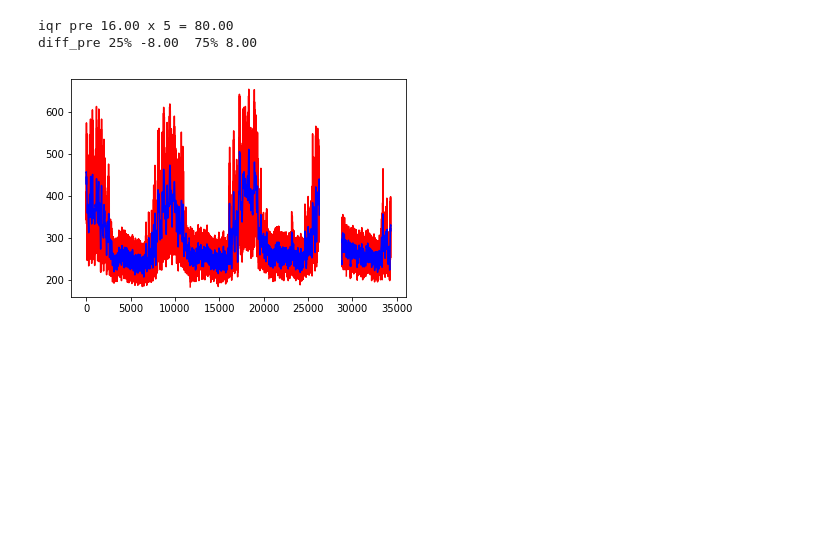
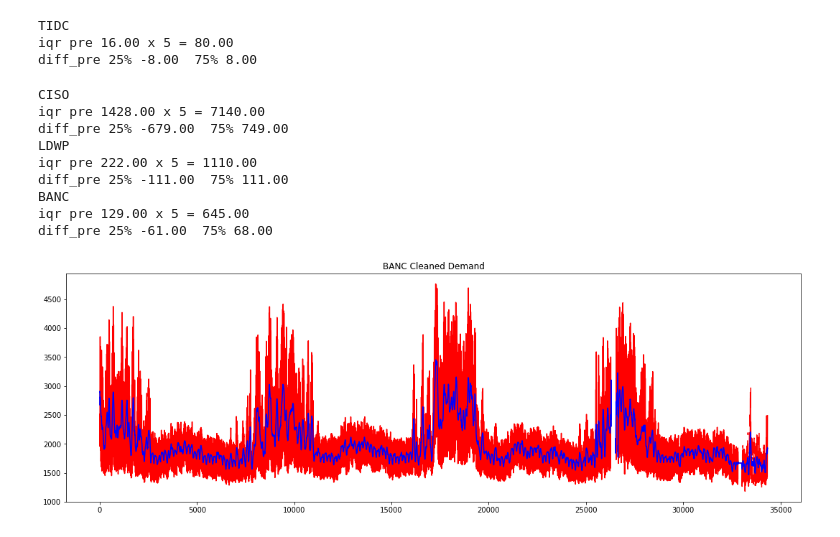
Before and after one commit to truggles/ElectricityDemand, a Jupyter notebook: Anomaly_Detection.ipynb, the cells around one changed output. Cells and saved outputs as stored; diff of their text form; code cells hidden in the pictures; blank space fills up the shorter version.

Commit message:
Running all regions, adding rolling48 variables

```diff
--- a/Anomaly_Detection.ipynb
+++ b/Anomaly_Detection.ipynb
@@ -83,7 +192,10 @@ def make_dem_hist(df, save):
 # %%
 dem_map = {}
-regions = ['TIDC',]# 'BANC', 'CISO', 'LDWP']
+regions = ['TIDC', 'CISO', 'LDWP', 'BANC']
+#regions = ['BANC',]# 'CISO', 'LDWP']
 for region in regions:
+#for region in return_all_regions():
+    print(region)
     file_path = '../get_eia_demand_data/data/{}.csv'.format(region)
     dem_map[region] = pd.read_csv(file_path, #index_col='time',
                        dtype={'demand (MW)':np.float64},
@@ -92,50 +204,82 @@ for region in regions:
     # Convert date/time
     dem_map[region]['time'] = pd.to_datetime(dem_map[region]['time'])
 
+    plt.close()
+    fig, ax = plt.subplots(figsize=(15,5))
+    ax.plot(dem_map[region]['demand (MW)'], 'r-', label='demand')
+    plt.tight_layout()
+    plt.title("{} Raw Demand".format(region))
+    plt.savefig('plt/{}_demand_initial.png'.format(region))
+
     # Make missing and empty values
     dem_map[region] = dem_map[region].assign(missing=dem_map[region]['demand (MW)'].isna())
 
     # Set all negative and zero values to NAN
     dem_map[region]['demand (MW)'] = dem_map[region]['demand (MW)'].mask(dem_map[region]['demand (MW)'] <= 0.)
 
     # Add deltas
+    dem_map[region] = add_48hr_rolling_median(dem_map[region])
+    dem_map[region] = add_48hr_rolling_iqr(dem_map[region])
     dem_map[region] = add_deltas(dem_map[region])
 
+    # Calculate IQRs
+    iqr, iq2, iq3 = get_iqrs(dem_map[region]['diff_pre'])
+    n_iqr, n_iq2, n_iq3 = get_iqrs(dem_map[region]['diff_pre']/dem_map[region]['rolling48iqr'])
+    dem_iqr, dem_iq2, dem_iq3 = get_iqrs(dem_map[region]['demand (MW)'])
+
     # Plots
-    make_diff_plot(dem_map[region], 'diffs_original_{}.png'.format(region))
-    make_dem_hist(dem_map[region], 'dem_original_{}.png'.format(region))
+    dem_multiplier = 10
+    multiplier_double = 4
+    multiplier_single = 6
+    logX = True if region == 'BANC' else False
+    make_norm_diff_plot(dem_map[region], n_iq2, n_iq3, multiplier_double, 'plt/{}_diffs_norm_original.png'.format(region))
+    make_diff_plot(dem_map[region], iq2, iq3, multiplier_double, 'plt/{}_diffs_original.png'.format(region))
+    make_dem_hist(dem_map[region], dem_iq2, dem_iq3, dem_multiplier, 'plt/{}_dem_original.png'.format(region), logX)
 
-    # Calculate IQR for the deltas
-    iqr = np.percentile(dem_map[region]['diff_pre'].dropna(), 75) - \
-                np.percentile(dem_map[region]['diff_pre'].dropna(), 25)
 
     print("iqr pre {:.2f} x 5 = {:.2f}".format(iqr, iqr*5))
     print('diff_pre 25% {:.2f}  75% {:.2f}'.format(np.percentile(dem_map[region]['diff_pre'].dropna(), 25),
                                                   np.percentile(dem_map[region]['diff_pre'].dropna(), 75)))
 
-    #print(dem_map[region].describe().round(2))
-    multiplier_double = 4
-    multiplier_single = 6
-    dem_map[region] = filter_deltas(dem_map[region], iqr, multiplier_double, multiplier_single)
 
+    dem_map[region] = filter_deltas(dem_map[region], iq2, iq3, iqr, multiplier_double, multiplier_single)
+    # Plot results for demand hist
+    dem_iq3 = np.percentile(dem_map[region]['demand (MW)'].dropna(), 75)
+    dem_iq2 = np.percentile(dem_map[region]['demand (MW)'].dropna(), 25)
+    make_dem_hist(dem_map[region], dem_iq2, dem_iq3, dem_multiplier,
+                  'plt/{}_dem_post-delta-filter.png'.format(region), logX)
 
     # Filter on extreme demand values
-    multiplier = 10
-    dem_map[region] = filter_extrems(dem_map[region], multiplier)
-
+    dem_map[region] = filter_extrem_demand(dem_map[region], dem_iq2, dem_iq3, dem_multiplier)
+    make_dem_hist(dem_map[region], dem_iq2, dem_iq3, dem_multiplier,
+                  'plt/{}_dem_post-ext-dem-filter.png'.format(region))
 
     # Add rolling 48 hr average
     dem_map[region] = add_48hr_rolling(dem_map[region])
+    dem_map[region] = add_demand_delta_rolling(dem_map[region])
+    make_delta_dem_hist(dem_map[region], 'plt/{}_dem_delta_rolling.png'.format(region))
 
     #print(dem_map[region].head())
     #print(dem_map[region].loc[1000:1005])
 
     plt.close()
-    fig, ax = plt.subplots()
+    fig, ax = plt.subplots(figsize=(15,5))
     ax.plot(dem_map[region]['demand (MW)'], 'r-', label='demand')
     ax.plot(dem_map[region]['rolling48'], 'b-', label='rolling 48hr')
-    plt.savefig('demand_{}.png'.format(region))
+    plt.tight_layout()
+    plt.title("{} Cleaned Demand".format(region))
+    plt.savefig('plt/{}_demand.png'.format(region))
 # %% [output]
+TIDC
 iqr pre 16.00 x 5 = 80.00
 diff_pre 25% -8.00  75% 8.00
+CISO
+iqr pre 1428.00 x 5 = 7140.00
+diff_pre 25% -679.00  75% 749.00
+LDWP
+iqr pre 222.00 x 5 = 1110.00
+diff_pre 25% -111.00  75% 111.00
+BANC
+iqr pre 129.00 x 5 = 645.00
+diff_pre 25% -61.00  75% 68.00
-[figure, old version]
+[figure, new version]
```
Also changed, not shown: parts of 3 cells of this notebook.
